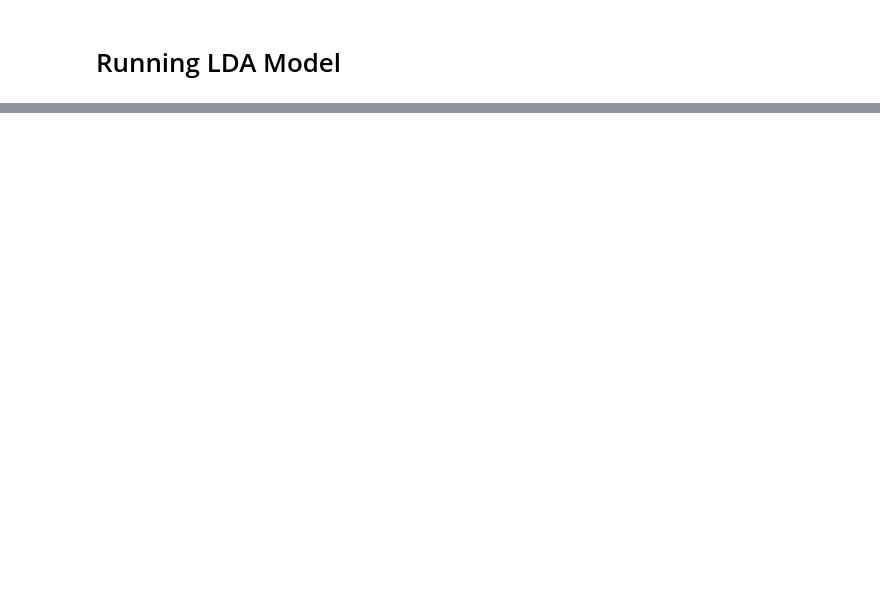
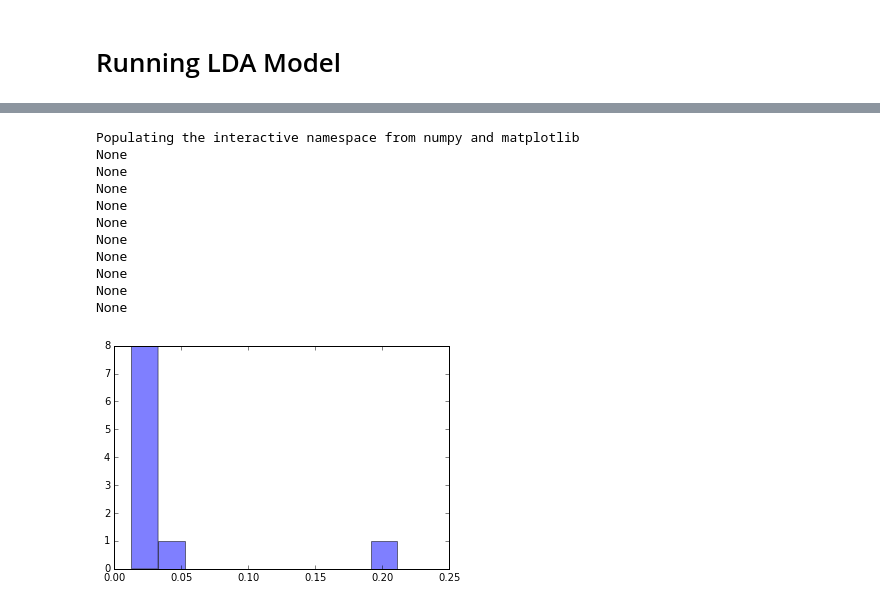
Before and after one commit to anthonyhseb/topics, a Jupyter notebook: python/TopicModeling.ipynb, the cells around one changed output, grey strips where cells are left out. Cells and saved outputs as stored; diff of their text form; code cells hidden in the pictures; blank space fills up the shorter version.

```diff
--- a/python/TopicModeling.ipynb
+++ b/python/TopicModeling.ipynb
@@ -123,0 +249,16 @@ print doc_term_matrix[0]
+# %%
+# print tfidf by doc
+corpus_tfidf=gettfidf(doc_term_matrix)
+#for i,doc in enumerate(corpus_tfidf): # both bow->tfidf and tfidf->lsi transformations are actually executed here, on the fly
+#    print "======== doc ",i,"========="
+#    print(doc)
+
+# call model lsi
+lsi=Lsi(corpus_tfidf,dictionary,nbtopic,num_words)
+topics=lsi.print_topics(nbtopic,num_words=num_words)
+print_topics(topics)
+print "\n======= topic rate by doc ======================================================================================="
+corpus_lsi = lsi[corpus_tfidf] # create a double wrapper over the original corpus: bow->tfidf->fold-in-lsi
+for i,doc in enumerate(corpus_lsi):
+    print "===> doc ",i," :"
+    print(doc)
@@ -142,6 +284,0 @@ print(ldamodel.print_topics(num_topics=nb_topics, num_words=3))
-# %%
-#parametre : doc par term
-#resut: topic with score by doc id
-for i in range(8):
-    print("doc : ",i)
-    print(ldamodel.get_document_topics(doc_term_matrix[i]))
@@ -164,0 +285,8 @@ for i in range(8):
+# %%
+ldamodel=LDA(doc_term_matrix,dictionary,nbtopic,num_words)
+topics=ldamodel.print_topics(num_topics=nbtopic, num_words=num_words)
+print_topics(topics)
+print "\n======= topic rate by doc ======================================================================================="
+for i,doc in enumerate(doc_term_matrix):
+    print "===> doc ",i," :"
+    print(ldamodel.get_document_topics(doc))
@@ -164,0 +383,25 @@ for i in range(8):
+# %%
+%pylab inline --no-import-all
+import numpy as np
+from matplotlib import pyplot as plt
+tab=ldamodel.show_topic(topicid=0, topn=10)
+data=[]
+for i,item in enumerate(tab):
+    print data.append(item[1])
+# fixed bin size
+bins = np.arange(0, 1, .05) # fixed bin size
+plt.hist(data, alpha=0.5)
+plt.show()
+# %% [output]
+Populating the interactive namespace from numpy and matplotlib
+None
+None
+None
+None
+None
+None
+None
+None
+None
+None
+[figure, added]
```
Also changed, not shown: parts of 33 cells of this notebook.
